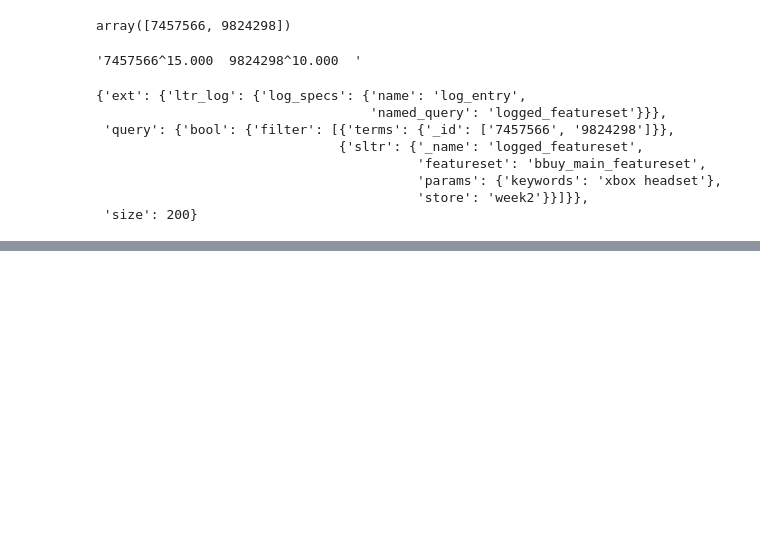
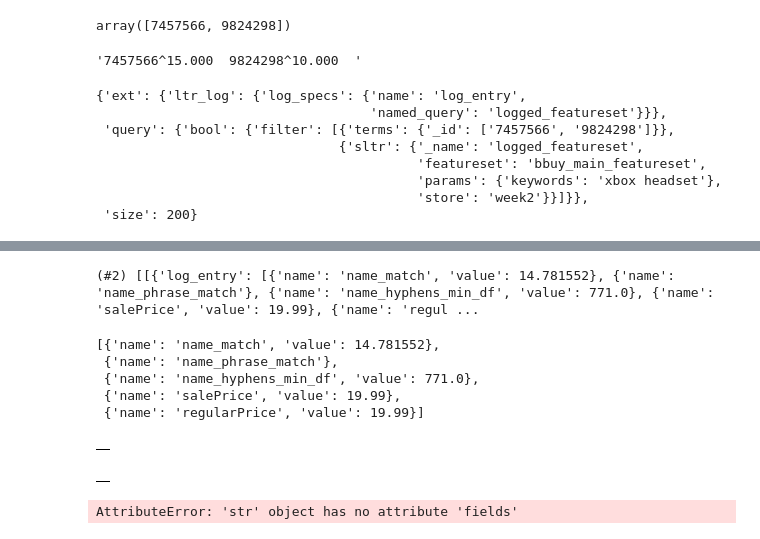
Before and after one commit to gsingers/search_with_machine_learning_course, a Jupyter notebook: week2/utilities/core.ipynb, the cells around one changed output, grey strips where cells are left out. Drawn from its saved outputs; the diff is of its cells as text; code cells hidden in the pictures; blank space fills up the shorter version.

```diff
--- a/week2/utilities/core.ipynb
+++ b/week2/utilities/core.ipynb
@@ -357,0 +429,4 @@ os.sear
+# %%
+feature_entry
+# %% [output]
+(#2) [[{'log_entry': [{'name': 'name_match', 'value': 14.781552}, {'name': 'name_phrase_match'}, {'name': 'name_hyphens_min_df', 'value': 771.0}, {'name': 'salePrice', 'value': 19.99}, {'name': 'regul ...
@@ -357,0 +439,8 @@ os.sear
+# %%
+obj2dict(o)
+# %% [output]
+[{'name': 'name_match', 'value': 14.781552},
+ {'name': 'name_phrase_match'},
+ {'name': 'name_hyphens_min_df', 'value': 771.0},
+ {'name': 'salePrice', 'value': 19.99},
+ {'name': 'regularPrice', 'value': 19.99}]
@@ -357,0 +449,12 @@ os.sear
+# %%
+pd.DataFrame()
+# %% [output]
+|  |
+# %%
+pd.DataFrame()
+# %% [output]
+|  |
+# %%
+entry = [hit.fields._ltr_log.log_entry for hit in d.hits]
+# %% [output]
+AttributeError: 'str' object has no attribute 'fields'
```
Also changed, not shown: parts of 43 cells of this notebook, 3 other files.
